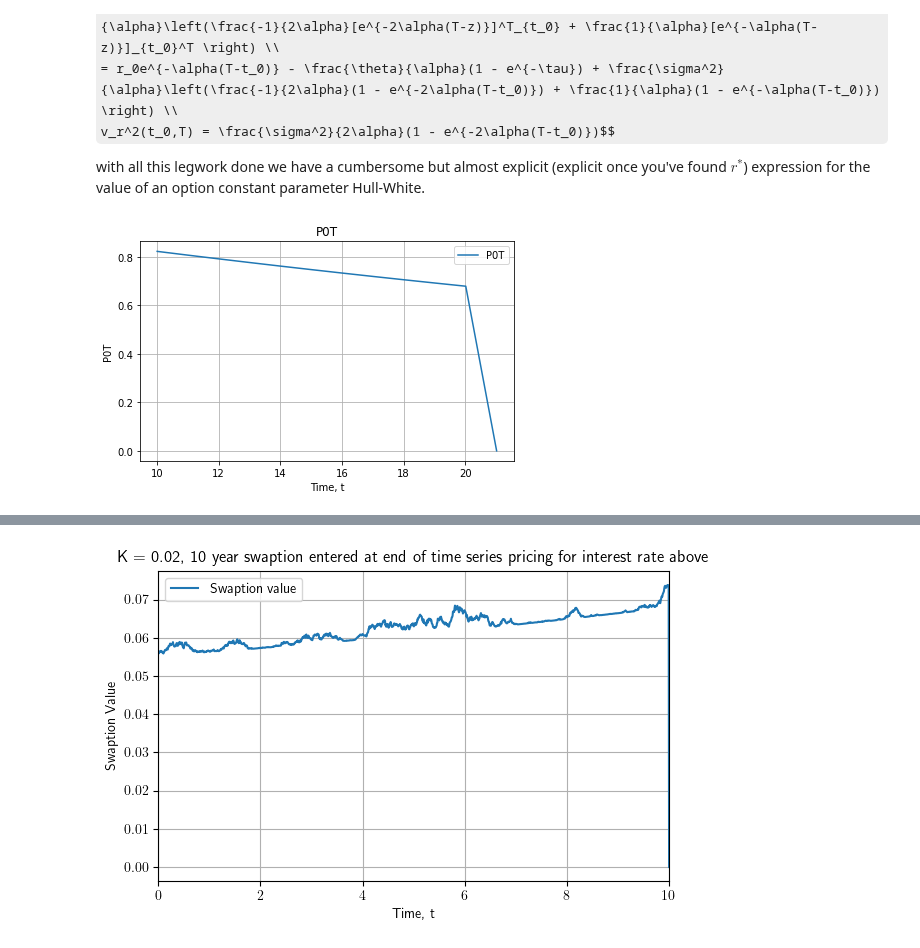
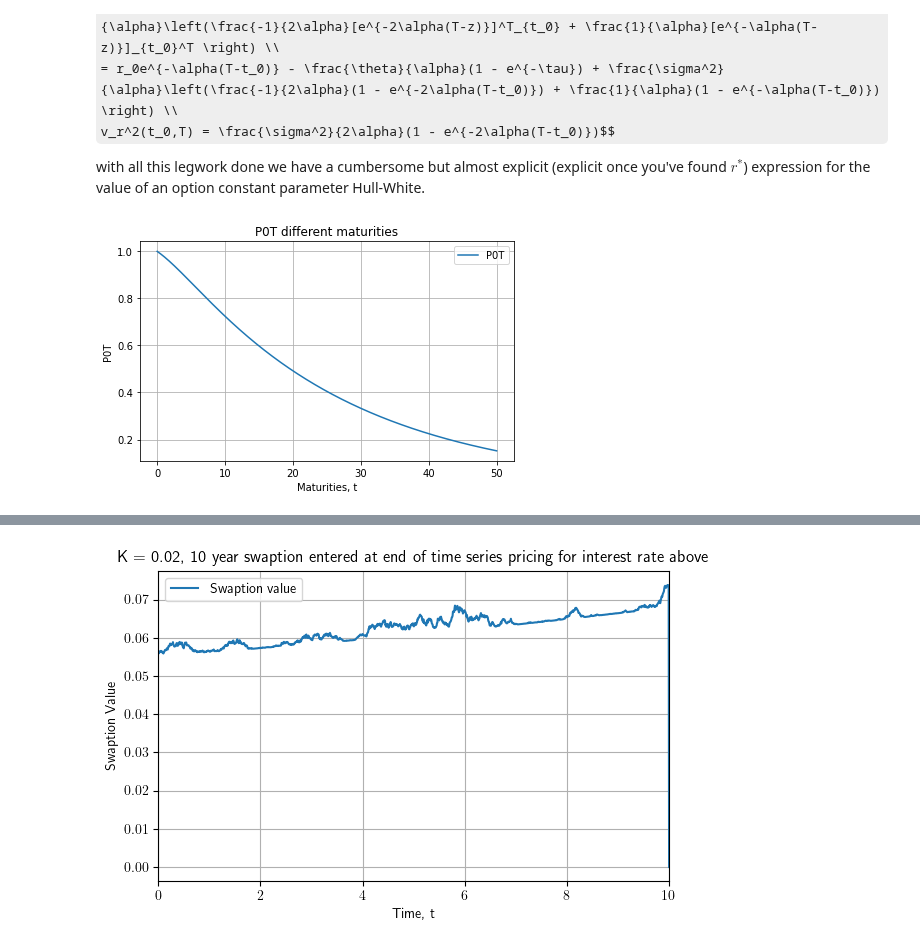
Before and after one commit to spelbella/cva_risk_management_thesis, a Jupyter notebook: pricingCVA.ipynb, the cells around one changed output, grey strips where cells are left out. Drawn from its saved outputs; the diff is of its cells as text; code cells hidden in the pictures; some formulas as TeX source.

```diff
--- a/pricingCVA.ipynb
+++ b/pricingCVA.ipynb
@@ -259,7 +139,7 @@ gamma = mu/5 # With expected size mu/5
 # Short rate params
 r0 = 0.02
 theta = r0*(1/2)
-alpha = 1/2
+alpha = 1/4
 sigma = r0
 
 rand = Generator(PCG64())
@@ -412,18 +289,22 @@ def swaption_price(t, rt, T_s, K):
     return value
 # %%
 T_s = np.arange(10.01,21.01,1)
-P0T = np.zeros(len(T_s))
-for i in np.arange(0,len(T_s)-1):
-    P0T[i] = P(t_s[0],T_s[i],r[0])
+P0T = np.zeros(len(t_s))
+for i in np.arange(0,len(t_s)):
+    P0T[i] = P(t_s[0],t_s[i],r[0])
+    if i == len(t_s):
+        print(i)
+        print(len(P0T))
+        print(P0T[i])
 
 fig1, ax1 = plt.subplots(figsize = (6,4), tight_layout = True)
-ax1.plot(T_s,P0T,label = "P0T")
-ax1.set_title("P0T")
-ax1.set_xlabel("Time, t")
+ax1.plot(t_s,P0T,label = "P0T")
+ax1.set_title("P0T different maturities")
+ax1.set_xlabel("Maturities, t")
 ax1.set_ylabel("P0T")
-# ax1.set_xlim((t0,T))
+#ax1.set_xlim((t0,T))
 ax1.grid(True)
 ax1.legend()
 plt.show()
 # %% [output]
-[figure, old version]
+[figure, new version]
```
Also changed, not shown: parts of 5 cells of this notebook, 1 other file.
